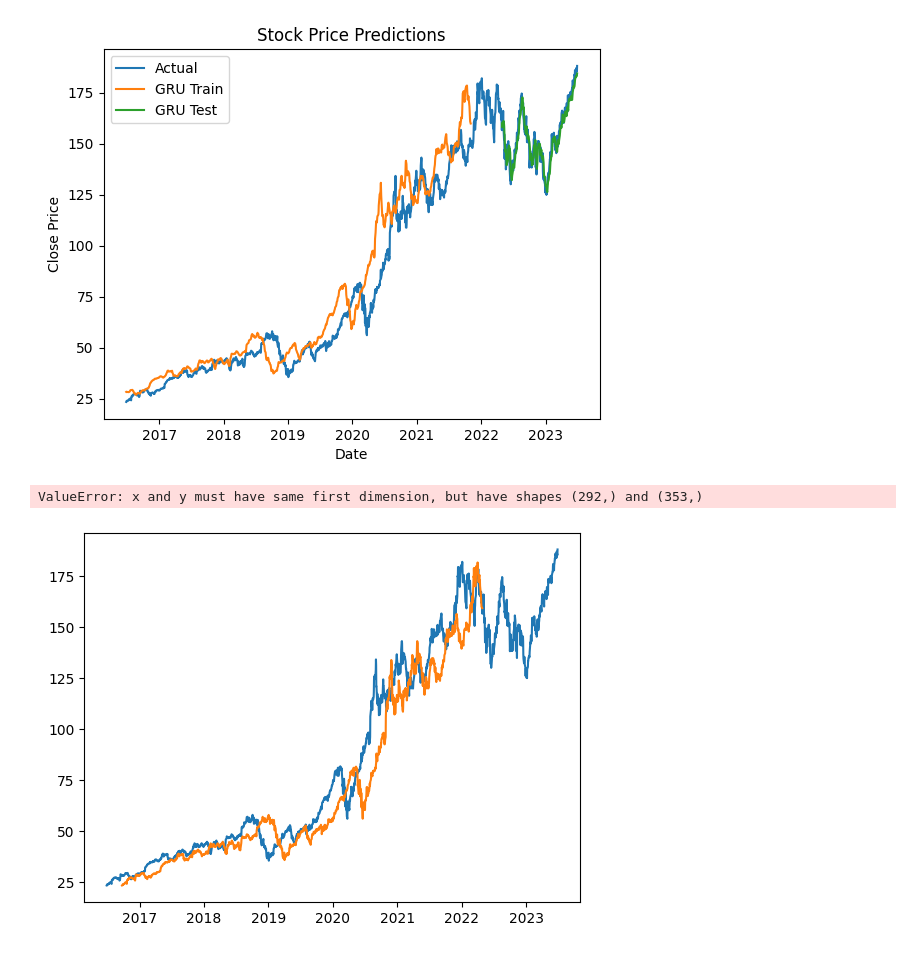
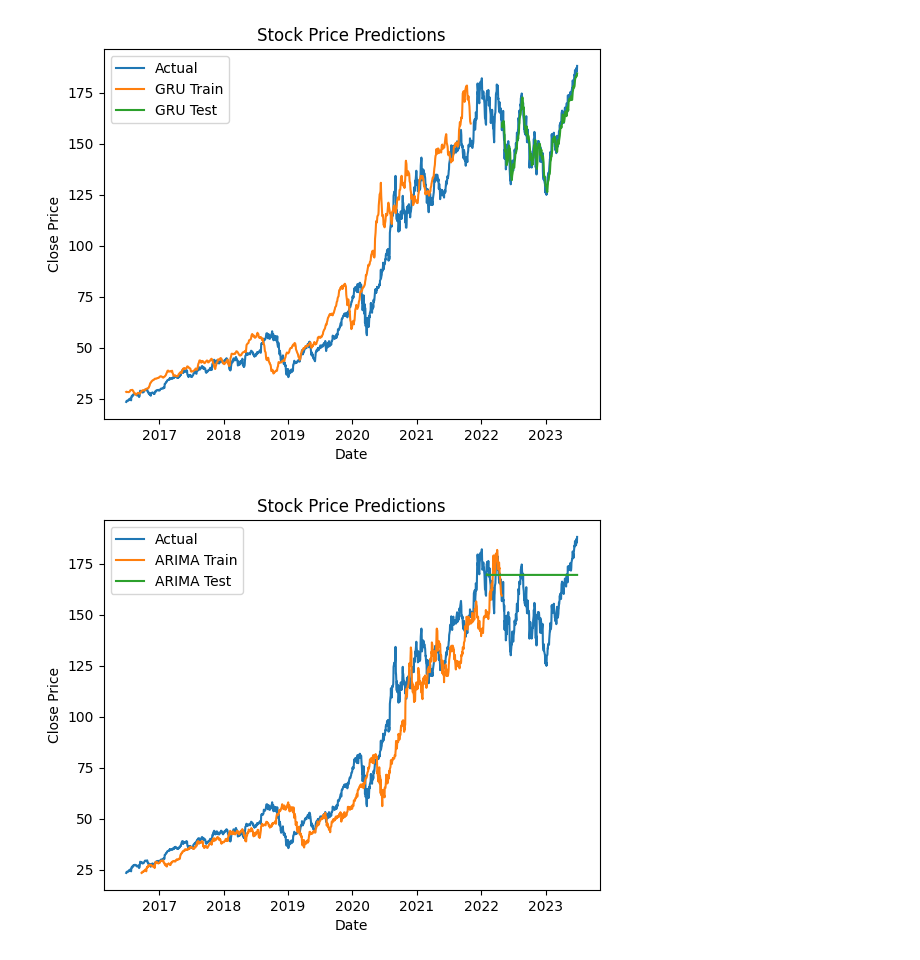
Before and after one commit to seigo07/RNN_Stock_Price_Prediction, a Jupyter notebook: src/sample.ipynb, the cells around one changed output. Drawn from its saved outputs; the diff is of its cells as text; code cells hidden in the pictures.

Commit message:
fix arima

```diff
--- a/src/sample.ipynb
+++ b/src/sample.ipynb
@@ -284,8 +284,8 @@ model = ARIMA(train_data_arima, order=(3, 1, 2))
 model_fit = model.fit()
 
 # Make predictions
-train_predictions = model_fit.predict(start=1, end=len(train_data_arima)-1, typ='levels')
-test_predictions = model_fit.predict(start=len(train_data_arima), end=len(train_data_arima)+len(test_data_arima)-1, typ='levels')
+# train_predictions = model_fit.predict(start=1, end=len(train_data_arima)-1, typ='levels')
+# test_predictions = model_fit.predict(start=len(train_data_arima), end=len(train_data_arima)+len(test_data_arima)-1, typ='levels')
 
 # # Make predictions
 # train_predictions = model_fit.predict(start=1, end=len(train_data_arima)-1, typ='levels')
@@ -299,22 +299,34 @@ test_predictions = model_fit.predict(start=len(train_data_arima), end=len(train_
 # test_predictions_padded = np.empty_like(data["Close"].values)
 # test_predictions_padded[time_steps+1+len(train_predictions)+1:] = test_predictions
 # test_predictions_padded[time_steps+1:time_steps+1+len(train_predictions)+1] = np.nan
+
+# Make predictions
+train_predictions = model_fit.predict(start=1, end=len(train_data_arima)-1, typ='levels')
+test_predictions = model_fit.predict(start=len(train_data_arima), end=len(train_data_arima)+len(test_data_arima)-1, typ='levels')
+
+# Pad the predictions with NaN values to align with the original data
+train_predictions_padded = np.empty(len(data))
+train_predictions_padded[:] = np.nan
+train_predictions_padded[time_steps+1:time_steps+1+len(train_predictions)] = train_predictions
+
+test_predictions_padded = np.empty(len(data))
+test_predictions_padded[:] = np.nan
+test_predictions_padded[-len(test_predictions):] = test_predictions
 # %%
 # Plot the actual data
 plt.plot(data.index, data["Close"], label="Actual")
 
 # Plot the ARIMA predictions
-plt.plot(data.index[time_steps+1:time_steps+1+len(train_predictions)], train_predictions, label="ARIMA Train")
-plt.plot(data.index[time_steps+1+len(train_predictions)+1:], test_predictions, label="ARIMA Test")
+# plt.plot(data.index[time_steps+1:time_steps+1+len(train_predictions)], train_predictions, label="ARIMA Train")
+# plt.plot(data.index[time_steps+1+len(train_predictions)+1:], test_predictions, label="ARIMA Test")
 
-# plt.plot(data.index, train_predictions_padded, label="ARIMA Train")
-# plt.plot(data.index, test_predictions_padded, label="ARIMA Test")
+plt.plot(data.index, train_predictions_padded, label="ARIMA Train")
+plt.plot(data.index, test_predictions_padded, label="ARIMA Test")
 
 plt.xlabel("Date")
 plt.ylabel("Close Price")
 plt.title("Stock Price Predictions")
 plt.legend()
 plt.show()
 # %% [output]
-ValueError: x and y must have same first dimension, but have shapes (292,) and (353,)
-[figure, old version]
+[figure, new version]
```
